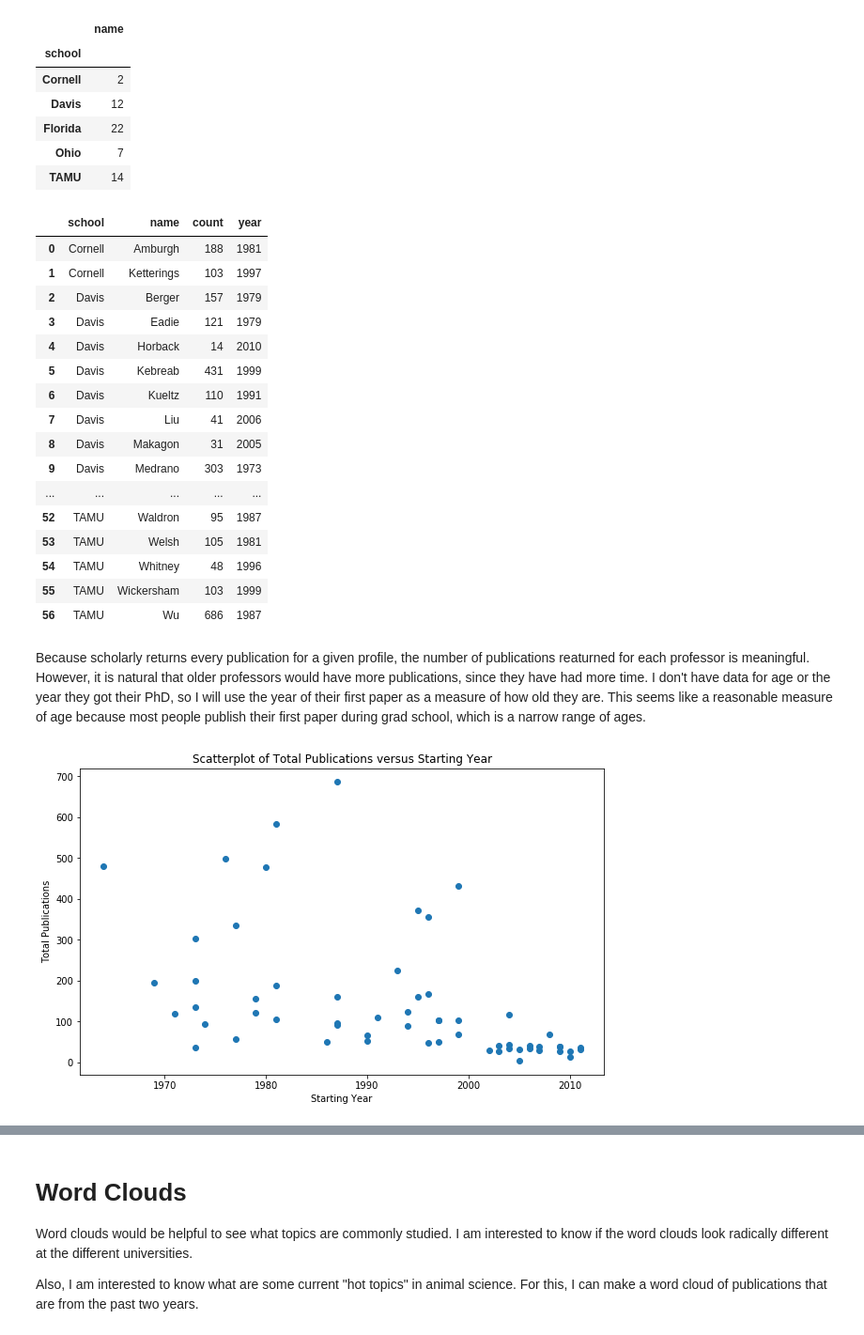
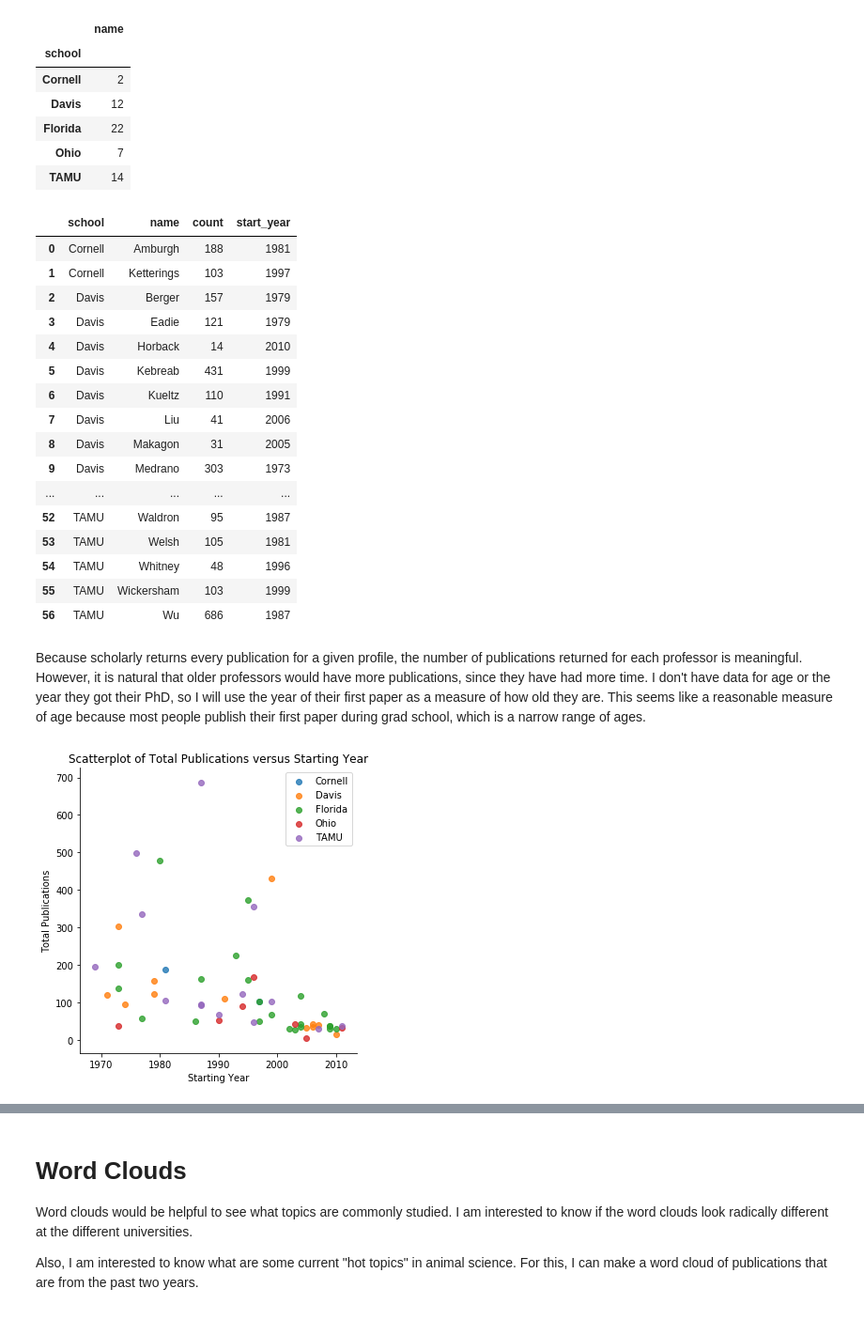
Before and after one commit to courtneylouie/Class-Project, a Jupyter notebook: data_exploration.ipynb, the cells around one changed output, grey strips where cells are left out. Shown at 94% size. Cells and saved outputs as stored; diff of their text form; code cells hidden in the pictures.

Commit message:
plots

```diff
--- a/data_exploration.ipynb
+++ b/data_exploration.ipynb
@@ -83,19 +106,16 @@ df.groupby('school').agg({'name': 'nunique'})
 # Count up the total number of publications for each professor
 c = pd.DataFrame(df.groupby(['school','name'])['title'].size())
 c = c.reset_index()
-c.columns = ["school1", "name1", "count"]
 
 # Get the year of the first paper for each professor
 s = pd.DataFrame(df.groupby(['school','name'])['year'].min())
 s = s.reset_index()
-s.columns = ["school2", "name2", "year"]
 
-total = pd.concat([c,s], axis = 1)
-total = total.drop(total.columns[[3,4]], axis=1)
-total.columns = ["school","name","count","year"]
+total = pd.merge(c,s)
+total.columns = ['school', 'name', 'count', 'start_year']
 total
 # %% [output]
-|  | school | name | count | year |
+|  | school | name | count | start_year |
 | 0 | Cornell | Amburgh | 188 | 1981 |
 | 1 | Cornell | Ketterings | 103 | 1997 |
 | 2 | Davis | Berger | 157 | 1979 |
@@ -113,14 +133,14 @@ total
 | 55 | TAMU | Wickersham | 103 | 1999 |
 | 56 | TAMU | Wu | 686 | 1987 |
 # %% [markdown]
-Because scholarly returns every publication for a given profile, the number of publications reaturned for each professor is meaningful. However, it is natural that older professors would have more publications, since they have had more time. I don't have data for age or the year they got their PhD, so I will use the year of their first paper as a measure of how old they are. This seems like a reasonable measure of age because most people publish their first paper during grad school, which is a narrow range of ages.
+Because scholarly returns every publication for a given profile, the number of publications returned for each professor is meaningful. However, it is natural that older professors would have more publications, since they have had more time. I don't have data for age or the year they got their PhD, so I will use the year of their first paper as a measure of how old they are. This seems like a reasonable measure of age because most people publish their first paper during grad school, which is a narrow range of ages.
 # %%
-plt.scatter(x = "year", y = "count", data=total)
-plt.title("Scatterplot of Total Publications versus Starting Year")
-plt.ylabel("Total Publications")
-plt.xlabel("Starting Year")
+s = sns.lmplot(x = "start_year", y = "count", hue='school', data=total, fit_reg=False, legend=False)
+s. set(title = "Scatterplot of Total Publications versus Starting Year",
+       xlabel = "Starting Year", ylabel = "Total Publications")
+plt.legend(loc='upper right')
 
 plt.show()
 # %% [output]
-[figure, old version]
+[figure, new version]
 # %% [markdown]
```
Also changed, not shown: parts of 10 cells of this notebook.
